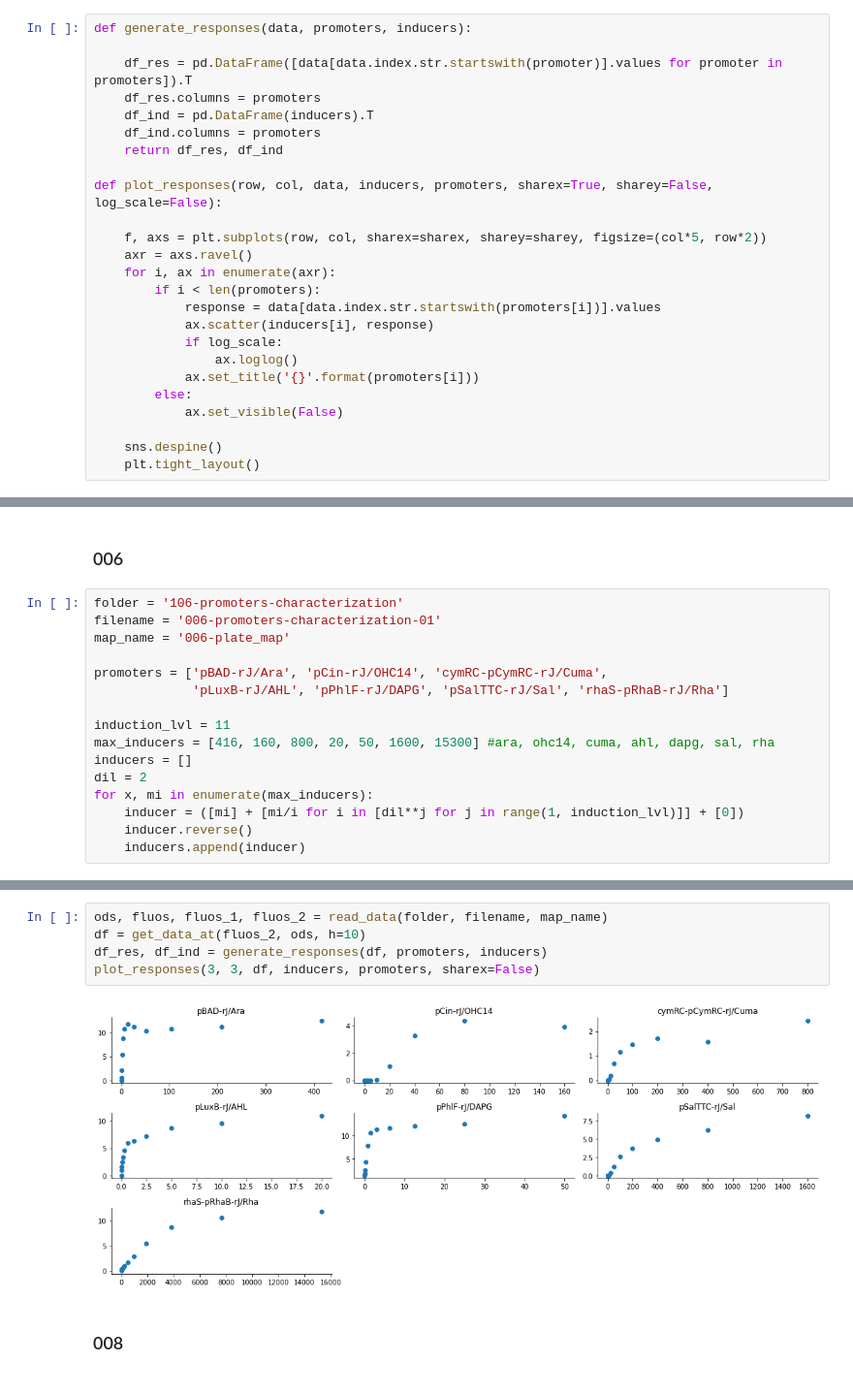
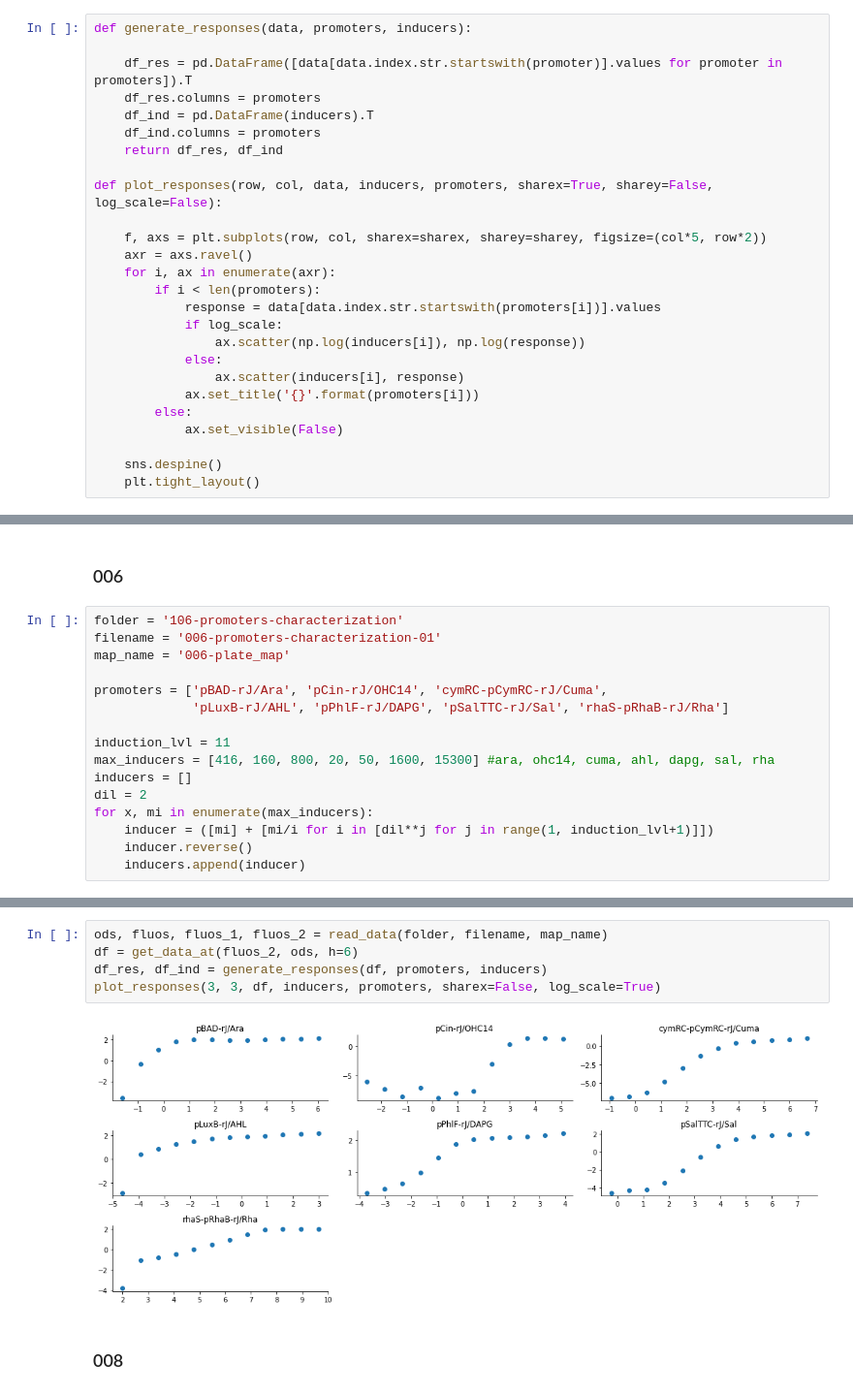
Before and after one commit to rmardian/intein-based-circuits, a Jupyter notebook: Promoters Characterization.ipynb, the cells around one changed output, grey strips where cells are left out. Shown at 97% size. Drawn from its saved outputs; the diff is of its cells as text.

```diff
--- a/Promoters Characterization.ipynb
+++ b/Promoters Characterization.ipynb
@@ -74,9 +74,10 @@ def plot_responses(row, col, data, inducers, promoters, sharex=True, sharey=Fals
     for i, ax in enumerate(axr):
         if i < len(promoters):
             response = data[data.index.str.startswith(promoters[i])].values
-            ax.scatter(inducers[i], response)
             if log_scale:
-                ax.loglog()
+                ax.scatter(np.log(inducers[i]), np.log(response))
+            else:
+                ax.scatter(inducers[i], response)
             ax.set_title('{}'.format(promoters[i]))
         else:
             ax.set_visible(False)
@@ -134,6 +135,6 @@ max_inducers = [416, 160, 800, 20, 50, 1600, 15300] #ara, ohc14, cuma, ahl, dapg
 inducers = []
 dil = 2
 for x, mi in enumerate(max_inducers):
-    inducer = ([mi] + [mi/i for i in [dil**j for j in range(1, induction_lvl)]] + [0])
+    inducer = ([mi] + [mi/i for i in [dil**j for j in range(1, induction_lvl+1)]])
     inducer.reverse()
     inducers.append(inducer)
@@ -140,10 +161,10 @@ for x, mi in enumerate(max_inducers):
 # %%
 ods, fluos, fluos_1, fluos_2 = read_data(folder, filename, map_name)
-df = get_data_at(fluos_2, ods, h=10)
+df = get_data_at(fluos_2, ods, h=6)
 df_res, df_ind = generate_responses(df, promoters, inducers)
-plot_responses(3, 3, df, inducers, promoters, sharex=False)
+plot_responses(3, 3, df, inducers, promoters, sharex=False, log_scale=True)
 # %% [output]
-[figure, old version]
+[figure, new version]
 # %% [markdown]
 ### 008
 # %%
```
Also changed, not shown: parts of 11 cells of this notebook, 18 other files.
